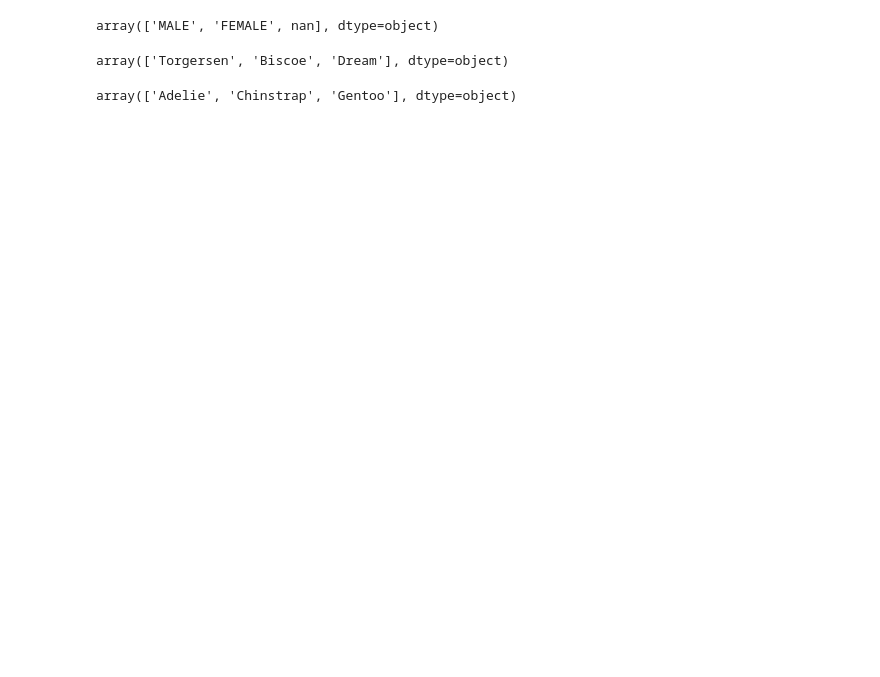
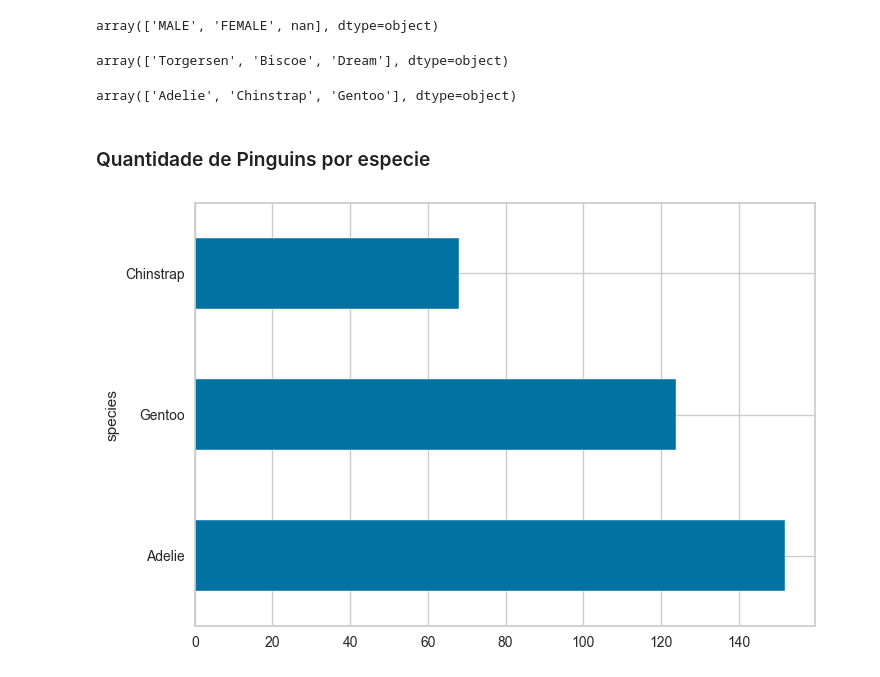
Before and after one commit to Gabs19/IC-Clustering, a Jupyter notebook: clustering_jupyter.ipynb, the cells around one changed output. Drawn from its saved outputs; the diff is of its cells as text; code cells hidden in the pictures; blank space fills up the shorter version.

```diff
--- a/clustering_jupyter.ipynb
+++ b/clustering_jupyter.ipynb
@@ -79,3 +84,10 @@ array(['Torgersen', 'Biscoe', 'Dream'], dtype=object)
 species.unique()
 # %% [output]
 array(['Adelie', 'Chinstrap', 'Gentoo'], dtype=object)
+# %% [markdown]
+### Quantidade de Pinguins por especie
+# %%
+species.value_counts().plot(kind='barh')
+plt.show()
+# %% [output]
+[figure, added]
```
Also changed, not shown: parts of 18 cells of this notebook.
